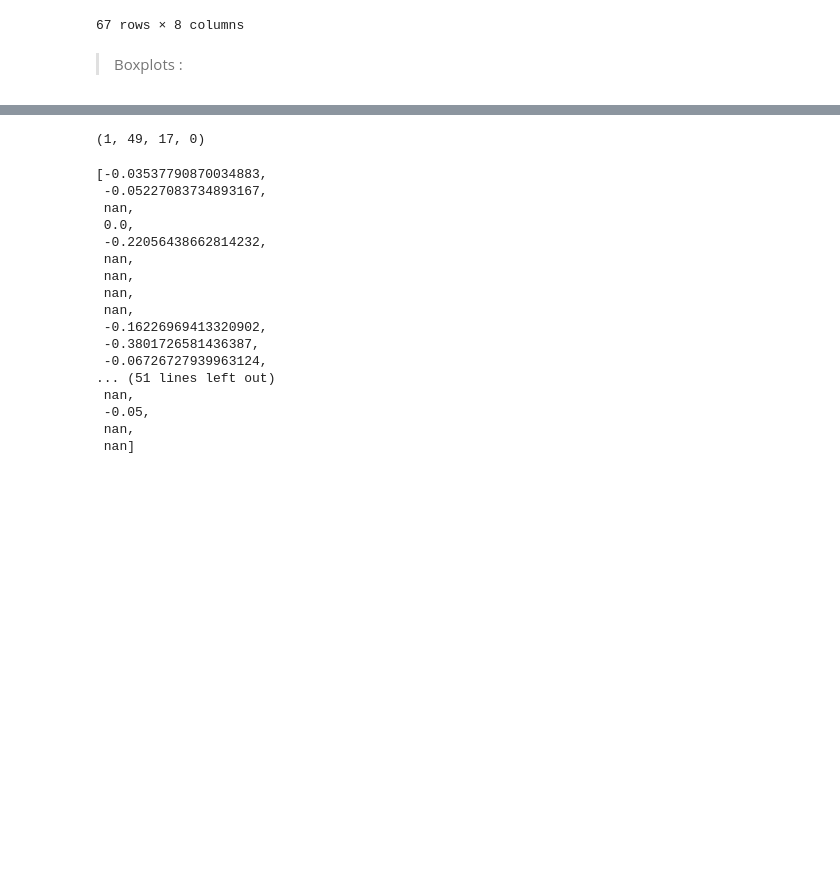
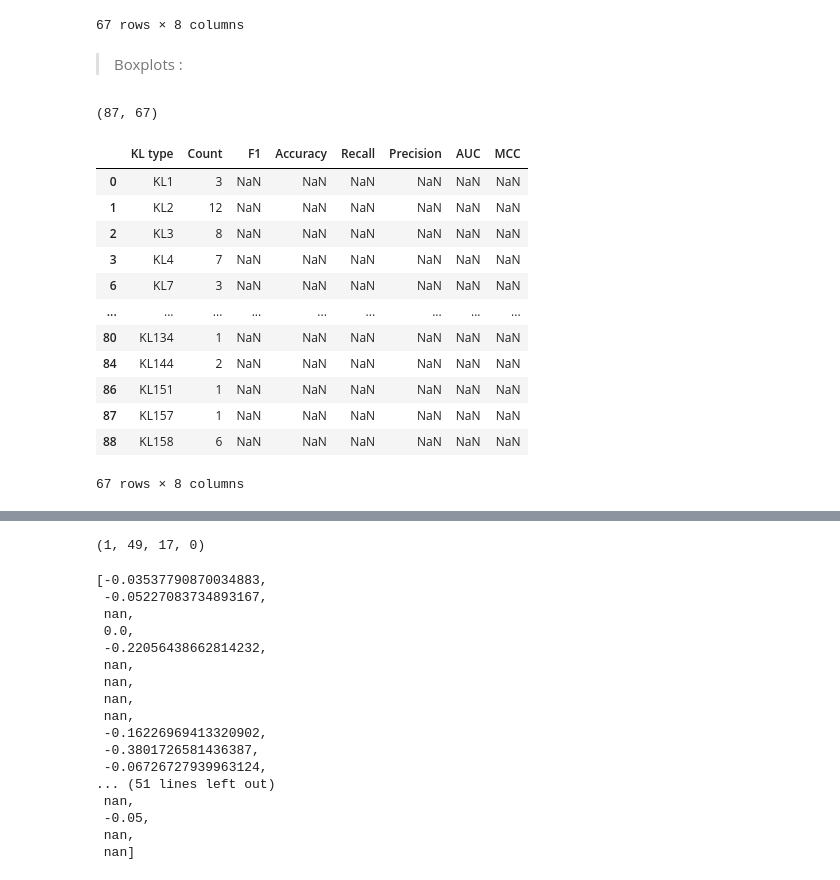
Before and after one commit to conchaeloko/DpoTropiSearch, a Jupyter notebook: benchmark/B.Compile_results.ipynb, the cells around one changed output, grey strips where cells are left out. Cells and saved outputs as stored; diff of their text form; code cells hidden in the pictures; blank space fills up the shorter version.

```diff
--- a/benchmark/B.Compile_results.ipynb
+++ b/benchmark/B.Compile_results.ipynb
@@ -2260,6 +2247,26 @@ mcc_helices_tropiseq = get_MCC_extraraw(tropiseq_helices_df)
 
 mcc_prop_tropigat = get_MCC_extraraw(tropigat_n_betaprop_df)
 mcc_prop_tropiseq = get_MCC_extraraw(tropiseq_betaprop_df)
+# %%
+len(mcc_helices_tropigat), len(mcc_prop_tropigat)
+# %% [output]
+(87, 67)
+# %%
+tropiseq_betaprop_df
+# %% [output]
+|  | KL type | Count | F1 | Accuracy | Recall | Precision | AUC | MCC |
+| 0 | KL1 | 3 | NaN | NaN | NaN | NaN | NaN | NaN |
+| 1 | KL2 | 12 | NaN | NaN | NaN | NaN | NaN | NaN |
+| 2 | KL3 | 8 | NaN | NaN | NaN | NaN | NaN | NaN |
+| 3 | KL4 | 7 | NaN | NaN | NaN | NaN | NaN | NaN |
+| 6 | KL7 | 3 | NaN | NaN | NaN | NaN | NaN | NaN |
+| ... | ... | ... | ... | ... | ... | ... | ... | ... |
+| 80 | KL134 | 1 | NaN | NaN | NaN | NaN | NaN | NaN |
+| 84 | KL144 | 2 | NaN | NaN | NaN | NaN | NaN | NaN |
+| 86 | KL151 | 1 | NaN | NaN | NaN | NaN | NaN | NaN |
+| 87 | KL157 | 1 | NaN | NaN | NaN | NaN | NaN | NaN |
+| 88 | KL158 | 6 | NaN | NaN | NaN | NaN | NaN | NaN |
+67 rows × 8 columns
 # %%
 import seaborn as sns
 import matplotlib.pyplot as plt
```
Also changed, not shown: parts of 19 cells of this notebook, 4 other files.
